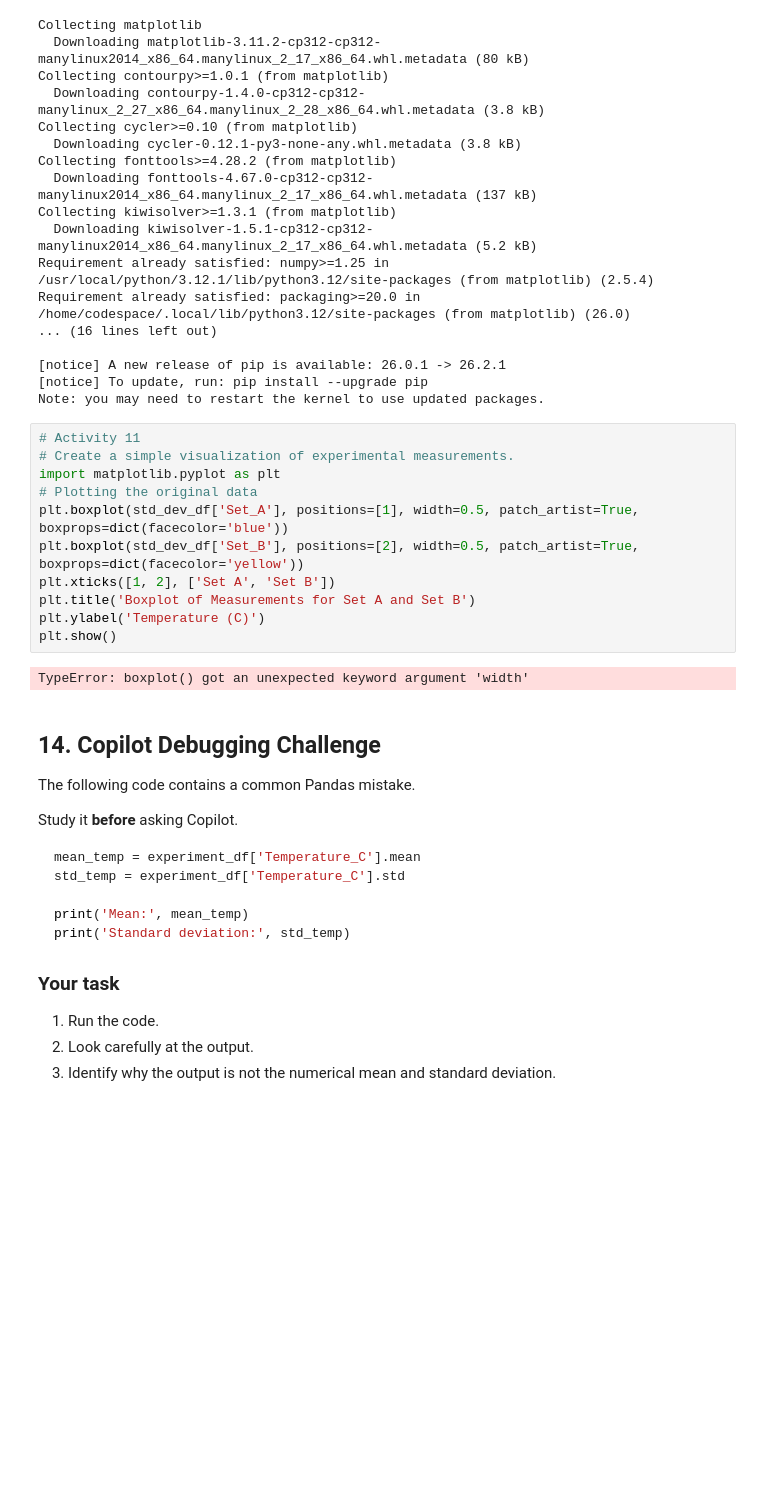
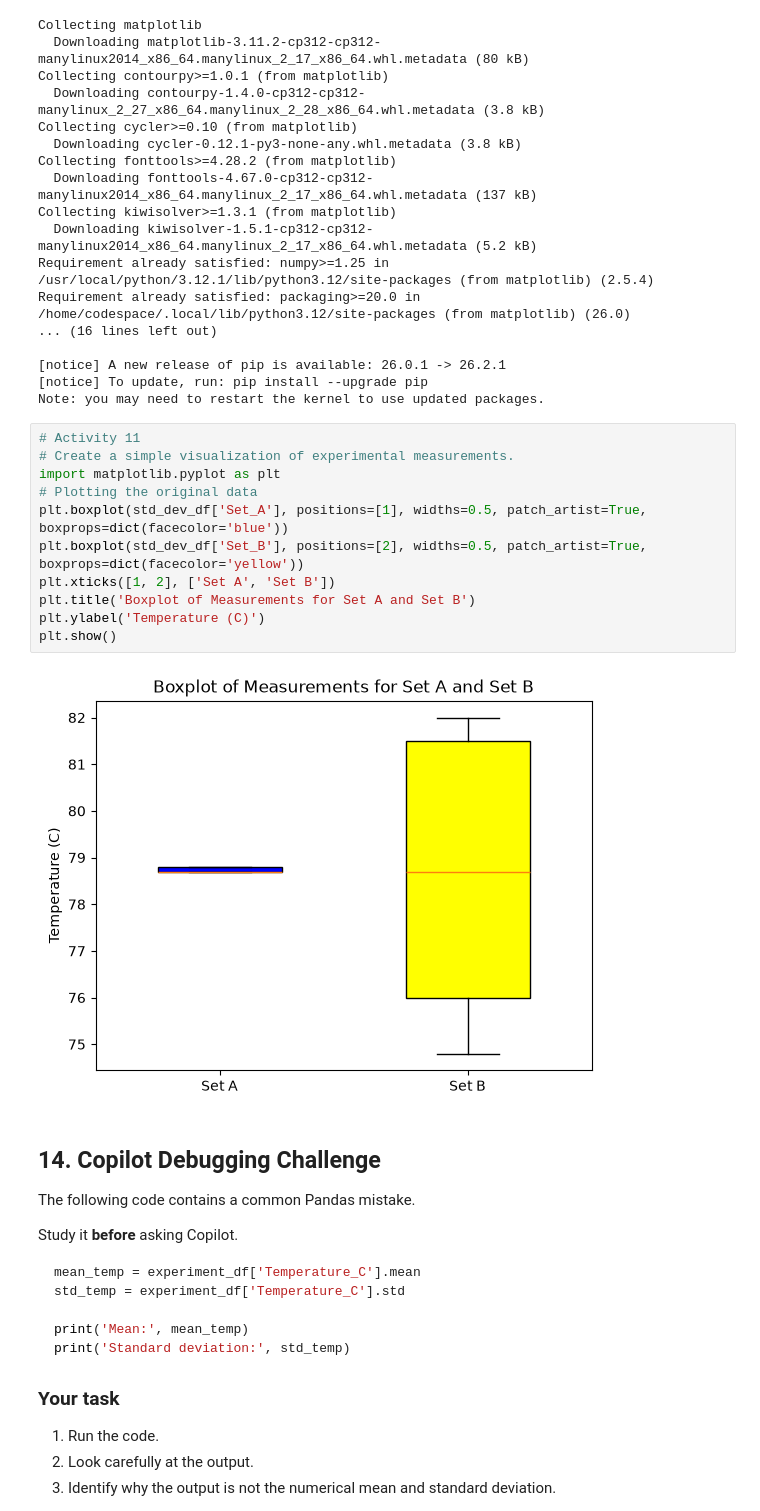
Before and after one commit to ishanvisomalwar1067/CP_Practical, a Jupyter notebook: Practical_09_Basic_Statistical_Analysis_Experimental_Measurements.ipynb, the cells around one changed output. Drawn from its saved outputs; the diff is of its cells as text; blank space fills up the shorter version.

```diff
--- a/Practical_09_Basic_Statistical_Analysis_Experimental_Measurements.ipynb
+++ b/Practical_09_Basic_Statistical_Analysis_Experimental_Measurements.ipynb
@@ -448,16 +448,16 @@ Note: you may need to restart the kernel to use updated packages.
 # %%
 # Activity 11
 # Create a simple visualization of experimental measurements.
 import matplotlib.pyplot as plt
 # Plotting the original data
-plt.boxplot(std_dev_df['Set_A'], positions=[1], width=0.5, patch_artist=True, boxprops=dict(facecolor='blue'))
-plt.boxplot(std_dev_df['Set_B'], positions=[2], width=0.5, patch_artist=True, boxprops=dict(facecolor='yellow'))
+plt.boxplot(std_dev_df['Set_A'], positions=[1], widths=0.5, patch_artist=True, boxprops=dict(facecolor='blue'))
+plt.boxplot(std_dev_df['Set_B'], positions=[2], widths=0.5, patch_artist=True, boxprops=dict(facecolor='yellow'))
 plt.xticks([1, 2], ['Set A', 'Set B'])
 plt.title('Boxplot of Measurements for Set A and Set B')
 plt.ylabel('Temperature (C)')
 plt.show()
 # %% [output]
-TypeError: boxplot() got an unexpected keyword argument 'width'
+[figure, added]
 # %% [markdown]
 ## 14. Copilot Debugging Challenge
 
```
Also changed, not shown: 3 other files.
